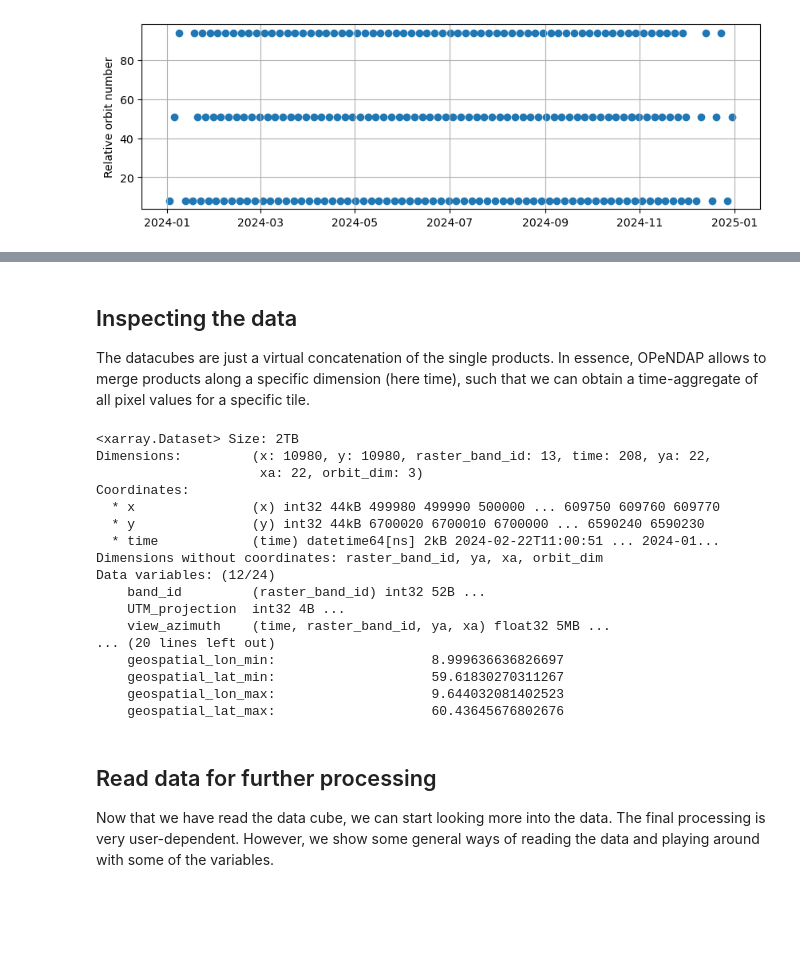
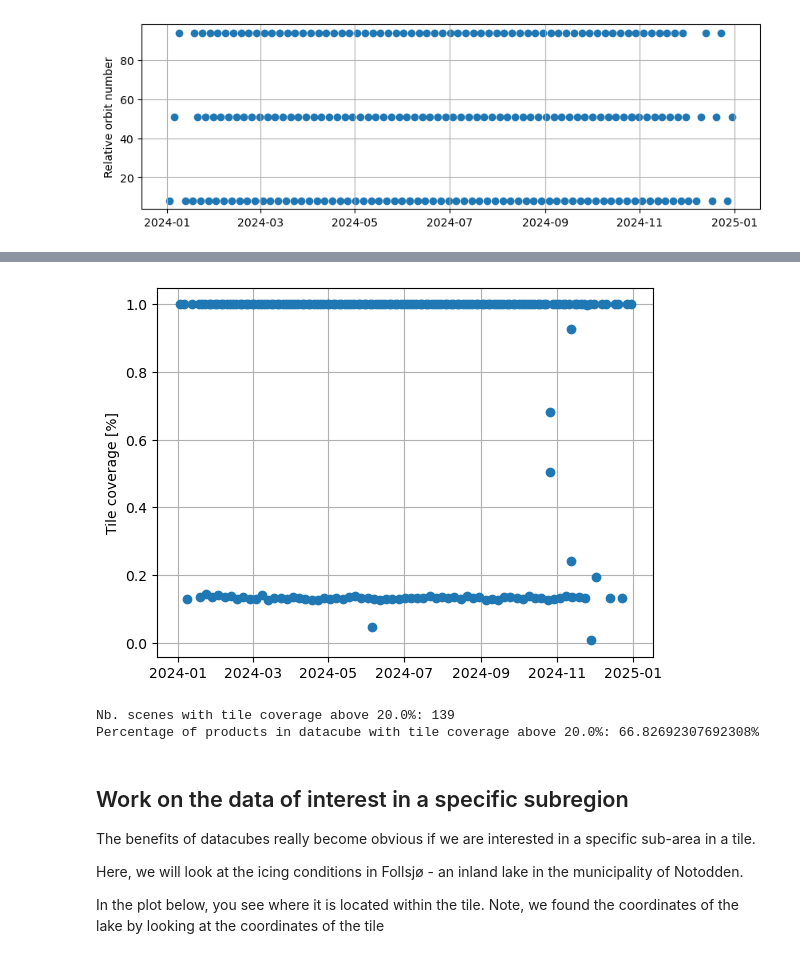
Before and after one commit to NasjonaltBakkeSegment/NBS_tutorials, a Jupyter notebook: notebooks/read_sentinel-2_datacubes.ipynb, the cells around one changed output, grey strips where cells are left out. Saved outputs shown, nothing was run; the diff lists cells and outputs as text; code cells hidden in the pictures; blank space fills up the shorter version.

```diff
--- a/notebooks/read_sentinel-2_datacubes.ipynb
+++ b/notebooks/read_sentinel-2_datacubes.ipynb
@@ -104,2 +112,18 @@ Text(0, 0.5, 'Relative orbit number')
 # %%
-#tile_coverage = [np.isnan(ncin.B4.isel(time=i)).sum()/(10980*10980) for i in range(ncin.time.size)]
+tile_coverage = [np.isnan(ncin.B4.isel(time=i)).sum()/(10980*10980) for i in range(ncin.time.size)]
+# %%
+tile_coverage = np.array(1-tile_coverage)
+
+plt.plot(ncin.time,tile_coverage,'o')
+plt.ylabel('Tile coverage [%]')
+plt.grid()
+# %% [output]
+[figure, added]
+# %%
+# Number of scences with tile_coverage above threshold
+tile_coverage_threshold = 0.2
+print(f'Nb. scenes with tile coverage above {tile_coverage_threshold*100}%: {np.sum(tile_coverage>0.2)}')
+print(f'Percentage of products in datacube with tile coverage above {tile_coverage_threshold*100}%: {100*np.sum(tile_coverage>0.2)/ncin.time.size}%')
+# %% [output]
+Nb. scenes with tile coverage above 20.0%: 139
+Percentage of products in datacube with tile coverage above 20.0%: 66.82692307692308%
@@ -106,27 +133,7 @@ Text(0, 0.5, 'Relative orbit number')
 # %% [markdown]
-## Inspecting the data
-The datacubes are just a virtual concatenation of the single products. In essence, OPeNDAP allows to merge products along a specific dimension (here time), such that we can obtain a time-aggregate of all pixel values for a specific tile.
+## Work on the data of interest in a specific subregion
+The benefits of datacubes really become obvious if we are interested in a specific sub-area in a tile.
+
+Here, we will look at the icing conditions in Follsjø - an inland lake in the municipality of Notodden.
+
+In the plot below, you see where it is located within the tile. Note, we found the coordinates of the lake by looking at the coordinates of the tile
-# %%
-ncin
-# %% [output]
-<xarray.Dataset> Size: 2TB
-Dimensions:         (x: 10980, y: 10980, raster_band_id: 13, time: 208, ya: 22,
-                     xa: 22, orbit_dim: 3)
-Coordinates:
-  * x               (x) int32 44kB 499980 499990 500000 ... 609750 609760 609770
-  * y               (y) int32 44kB 6700020 6700010 6700000 ... 6590240 6590230
-  * time            (time) datetime64[ns] 2kB 2024-02-22T11:00:51 ... 2024-01...
-Dimensions without coordinates: raster_band_id, ya, xa, orbit_dim
-Data variables: (12/24)
-    band_id         (raster_band_id) int32 52B ...
-    UTM_projection  int32 4B ...
-    view_azimuth    (time, raster_band_id, ya, xa) float32 5MB ...
-... (20 lines left out)
-    geospatial_lon_min:                    8.999636636826697
-    geospatial_lat_min:                    59.61830270311267
-    geospatial_lon_max:                    9.644032081402523
-    geospatial_lat_max:                    60.43645676802676
-# %% [markdown]
-## Read data for further processing
-
-Now that we have read the data cube, we can start looking more into the data. The final processing is very user-dependent. However, we show some general ways of reading the data and playing around with some of the variables.
```
Also changed, not shown: parts of 26 cells of this notebook.
